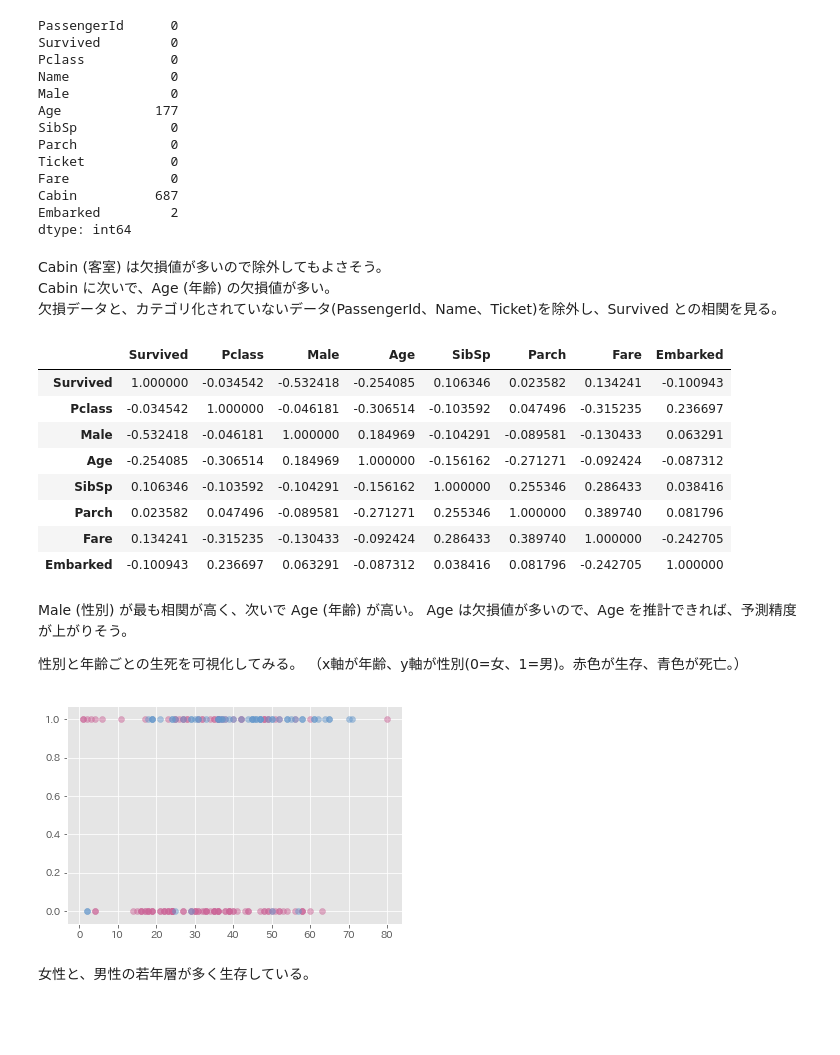
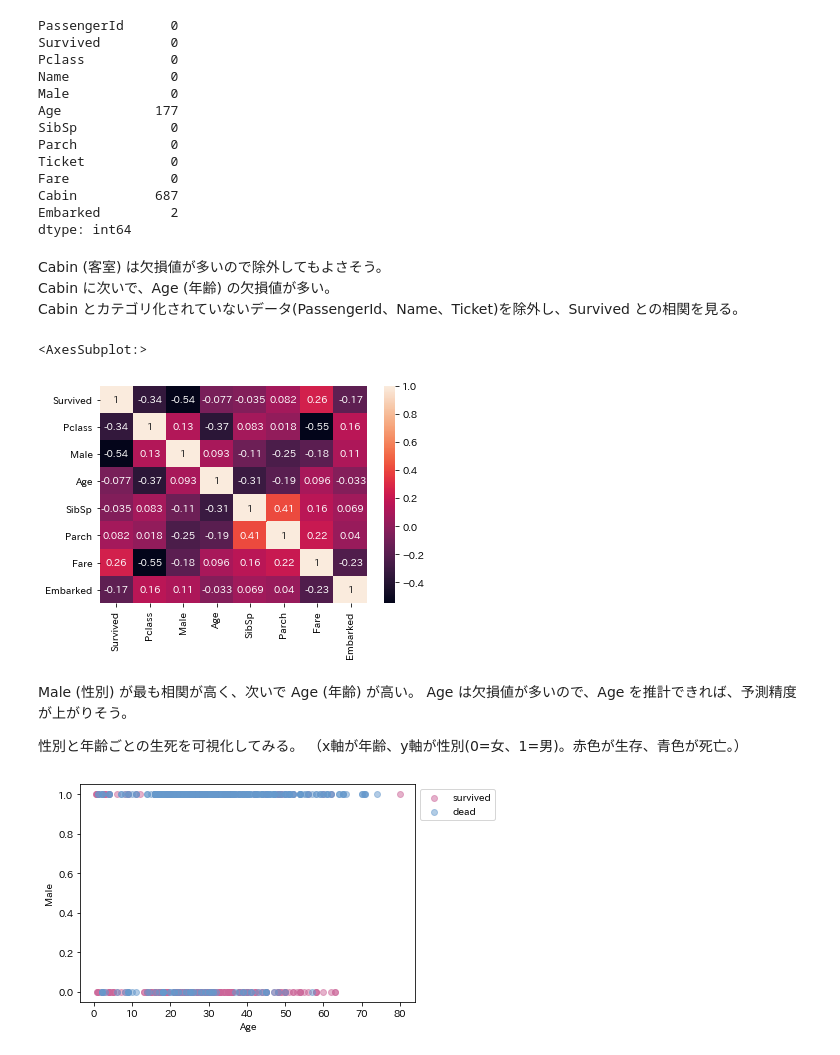
Before and after one commit to mmiyahara/jupyter-notebooks, a Jupyter notebook: titanic/src/200607_titanic.ipynb, the cells around one changed output. Cells and saved outputs as stored; diff of their text form; code cells hidden in the pictures; blank space fills up the shorter version.

```diff
--- a/titanic/src/200607_titanic.ipynb
+++ b/titanic/src/200607_titanic.ipynb
@@ -115,25 +115,19 @@ dtype: int64
 # %% [markdown]
 Cabin (客室) は欠損値が多いので除外してもよさそう。
 Cabin に次いで、Age (年齢) の欠損値が多い。
-欠損データと、カテゴリ化されていないデータ(PassengerId、Name、Ticket)を除外し、Survived との相関を見る。
+Cabin とカテゴリ化されていないデータ(PassengerId、Name、Ticket)を除外し、Survived との相関を見る。
 # %%
-df_train_dn = df_train.dropna()
-df_train_dn = df_train_dn.drop('PassengerId', axis='columns')
-df_train_dn = df_train_dn.drop('Name', axis='columns')
-df_train_dn = df_train_dn.drop('Ticket', axis='columns')
-df_train_dn = df_train_dn.drop('Cabin', axis='columns')
+df_train = df_train.drop('PassengerId', axis='columns')
+df_train = df_train.drop('Name', axis='columns')
+df_train = df_train.drop('Ticket', axis='columns')
+df_train = df_train.drop('Cabin', axis='columns')
 
-df_train_dn.corr()
+# df_train_dn.corr()
+# sns.heatmap(df_train_dn)
+sns.heatmap(df_train.corr(), annot=True)
 # %% [output]
-|  | Survived | Pclass | Male | Age | SibSp | Parch | Fare | Embarked |
-| Survived | 1.000000 | -0.034542 | -0.532418 | -0.254085 | 0.106346 | 0.023582 | 0.134241 | -0.100943 |
-| Pclass | -0.034542 | 1.000000 | -0.046181 | -0.306514 | -0.103592 | 0.047496 | -0.315235 | 0.236697 |
-| Male | -0.532418 | -0.046181 | 1.000000 | 0.184969 | -0.104291 | -0.089581 | -0.130433 | 0.063291 |
-| Age | -0.254085 | -0.306514 | 0.184969 | 1.000000 | -0.156162 | -0.271271 | -0.092424 | -0.087312 |
-| SibSp | 0.106346 | -0.103592 | -0.104291 | -0.156162 | 1.000000 | 0.255346 | 0.286433 | 0.038416 |
-| Parch | 0.023582 | 0.047496 | -0.089581 | -0.271271 | 0.255346 | 1.000000 | 0.389740 | 0.081796 |
-| Fare | 0.134241 | -0.315235 | -0.130433 | -0.092424 | 0.286433 | 0.389740 | 1.000000 | -0.242705 |
-| Embarked | -0.100943 | 0.236697 | 0.063291 | -0.087312 | 0.038416 | 0.081796 | -0.242705 | 1.000000 |
+<AxesSubplot:>
+[figure, added]
 # %% [markdown]
 Male (性別) が最も相関が高く、次いで Age (年齢) が高い。
 Age は欠損値が多いので、Age を推計できれば、予測精度が上がりそう。
@@ -141,32 +135,30 @@ Age は欠損値が多いので、Age を推計できれば、予測精度が上
 性別と年齢ごとの生死を可視化してみる。
 （x軸が年齢、y軸が性別(0=女、1=男)。赤色が生存、青色が死亡。）
 # %%
-import seaborn as sns
-plt.style.use('ggplot')
-
-df_train_survived = df_train_dn[df_train_dn.Survived == 1]
+df_train_survived = df_train[df_train.Survived == 1]
 df_train_survived_age = df_train_survived.iloc[:, 3]
 df_train_survived_male = df_train_survived.iloc[:, 2]
 plt.scatter(
   df_train_survived_age,
   df_train_survived_male,
   color="#cc6699",
-  alpha=0.5
+  alpha=0.5,
+  label="survived"
 )
 
-df_train_dead = df_train_dn[df_train_dn.Survived == 0]
+df_train_dead = df_train[df_train.Survived == 0]
 df_train_dead_age = df_train_dead.iloc[:, 3]
 df_train_dead_male = df_train_dead.iloc[:, 2]
 plt.scatter(
   df_train_dead_age,
   df_train_dead_male,
   color="#6699cc",
-  alpha=0.5
+  alpha=0.5,
+  label="dead",
 )
-
-
+plt.xlabel('Age')
+plt.ylabel('Male')
+plt.legend(bbox_to_anchor=(1,1))
 plt.show()
 # %% [output]
-[figure, old version]
+[figure, new version]
-# %% [markdown]
-女性と、男性の若年層が多く生存している。
```
Also changed, not shown: parts of 3 cells of this notebook, 21 other files.
